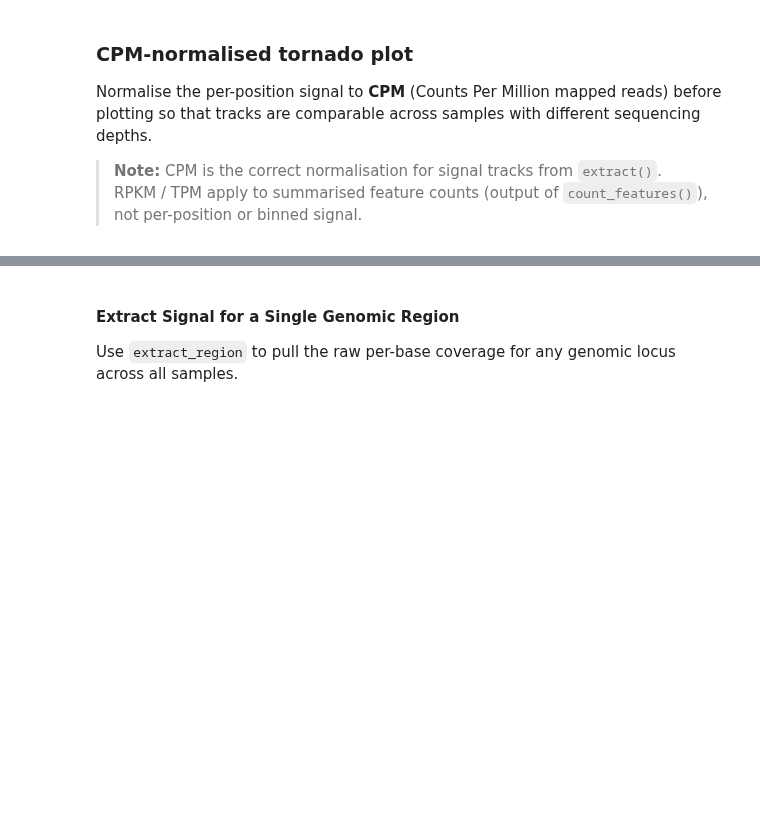
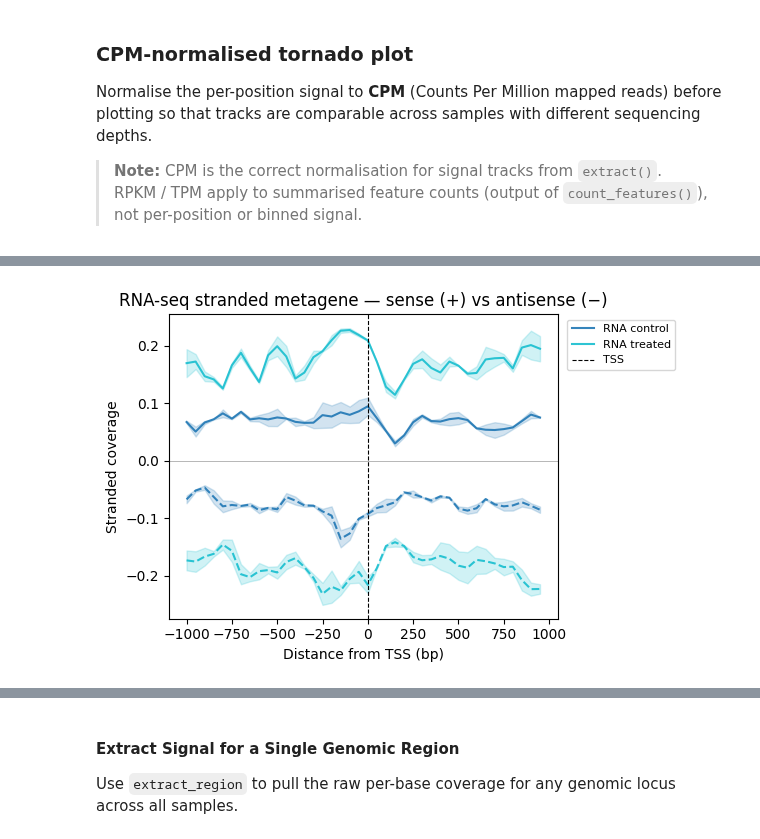
Before and after one commit to Milne-Group/QuantNado, a Jupyter notebook: example/example_dataset.ipynb, the cells around one changed output, grey strips where cells are left out. Saved outputs shown, nothing was run; the diff lists cells and outputs as text; code cells hidden in the pictures; blank space fills up the shorter version.

```diff
--- a/example/example_dataset.ipynb
+++ b/example/example_dataset.ipynb
@@ -369,0 +514,44 @@ axes = ds.tornadoplot(
+# %%
+rna_groups = {k: v for k, v in groups_dict.items() if "RNA" in k}
+
+binned_rna_fwd = ds.extract(
+    modality="coverage",
+    feature_type="transcript",
+    gtf_path=GTF_FILE,
+    upstream=1000,
+    downstream=1000,
+    anchor="start",
+    bin_size=50,
+    samples=rna_sample_names,
+    strand="+",
+)
+
+binned_rna_rev = ds.extract(
+    modality="coverage",
+    feature_type="transcript",
+    gtf_path=GTF_FILE,
+    upstream=1000,
+    downstream=1000,
+    anchor="start",
+    bin_size=50,
+    samples=rna_sample_names,
+    strand="-",
+)
+
+ax = ds.metaplot(
+    binned_rna_fwd,
+    data_rev=binned_rna_rev,
+    modality="coverage",
+    groups=rna_groups,
+    flip_minus_strand=True,
+    error_stat="sem",
+    palette="tab10",
+    reference_point=0,
+    reference_label="TSS",
+    xlabel="Distance from TSS (bp)",
+    ylabel="Stranded coverage",
+    title="RNA-seq stranded metagene — sense (+) vs antisense (−)",
+    figsize=(6, 4),
+    filepath=FIG_DIR / "metaplot_rna_stranded.png",
+)
+# %% [output]
@@ -369,0 +564 @@ axes = ds.tornadoplot(
+[figure, added]
```
Also changed, not shown: parts of 38 cells of this notebook, 2 other files.
